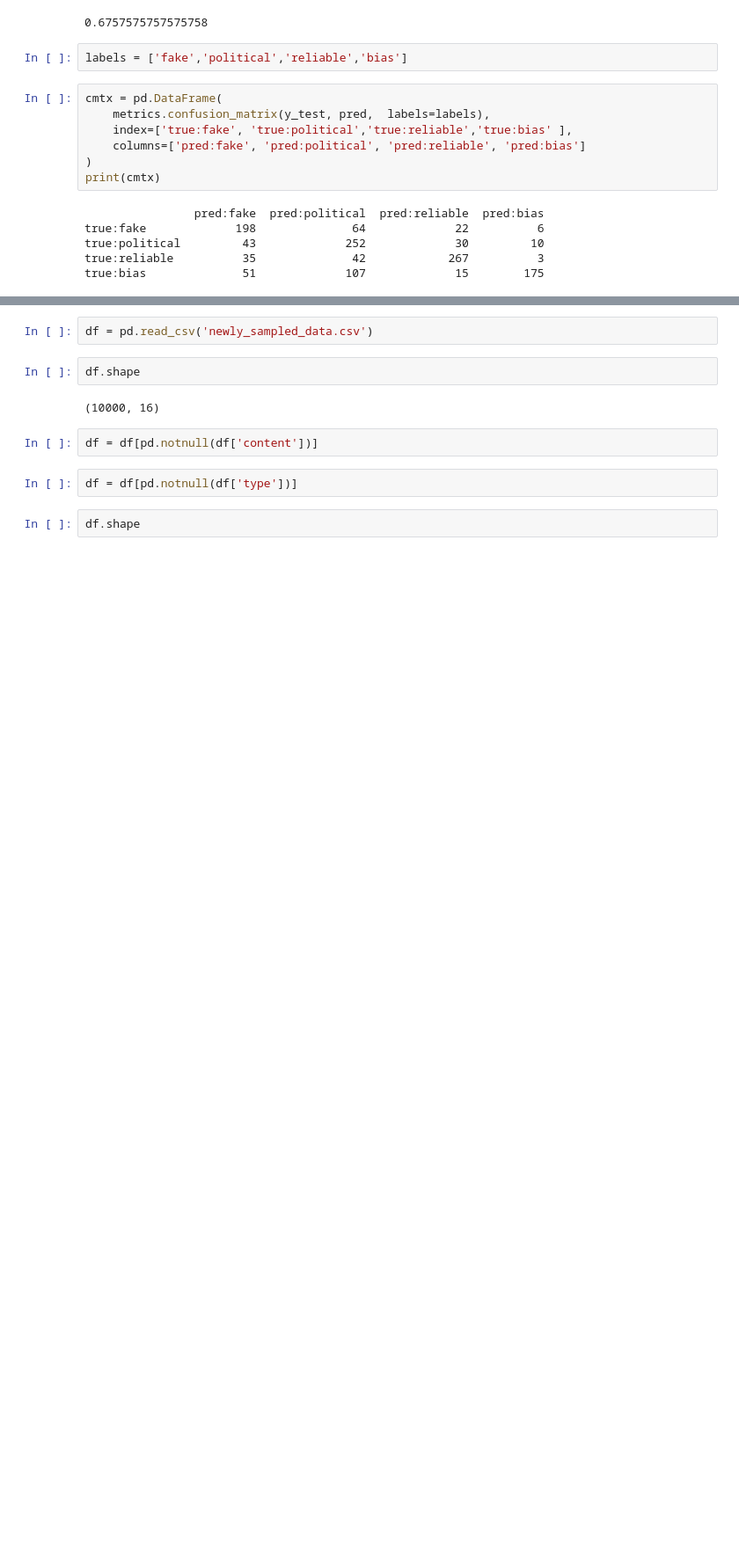
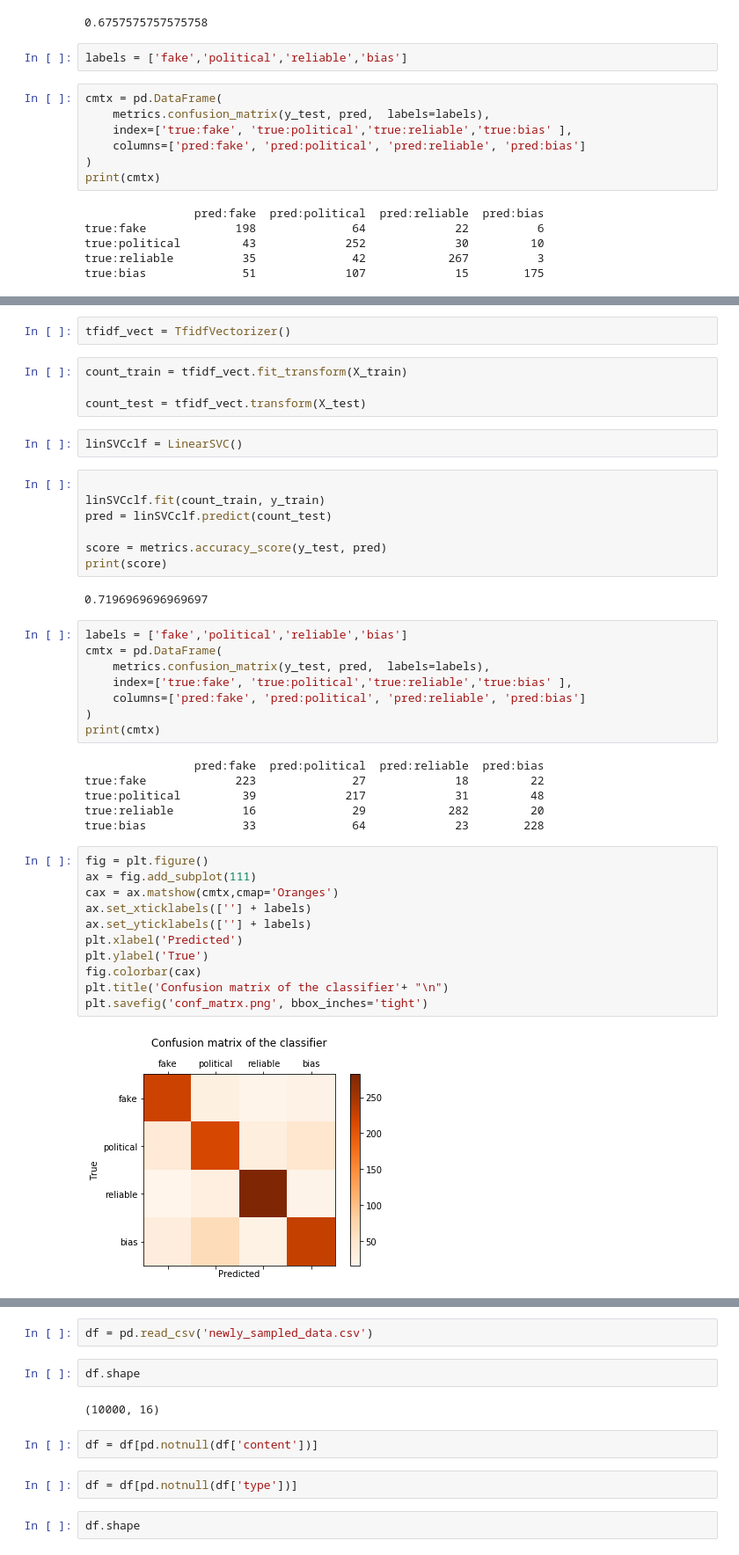
Before and after one commit to bijaykahar/English-Fake-News-Project, a Jupyter notebook: !!!most-recent-analysis.ipynb, the cells around one changed output, grey strips where cells are left out. Shown at 88% size. Saved outputs shown, nothing was run; the diff lists cells and outputs as text; blank space fills up the shorter version.

```diff
--- a/!!!most-recent-analysis.ipynb
+++ b/!!!most-recent-analysis.ipynb
@@ -916 +1173,45 @@ plt.savefig('conf_matrx.png', bbox_inches='tight')
+# %%
+tfidf_vect = TfidfVectorizer()
+# %%
+count_train = tfidf_vect.fit_transform(X_train)
+
+count_test = tfidf_vect.transform(X_test)
+# %%
+linSVCclf = LinearSVC()
+# %%
+
+linSVCclf.fit(count_train, y_train)
+pred = linSVCclf.predict(count_test)
+
+score = metrics.accuracy_score(y_test, pred)
+print(score)
+# %% [output]
+0.7196969696969697
+# %%
+labels = ['fake','political','reliable','bias']
+cmtx = pd.DataFrame(
+    metrics.confusion_matrix(y_test, pred,  labels=labels),
+    index=['true:fake', 'true:political','true:reliable','true:bias' ],
+    columns=['pred:fake', 'pred:political', 'pred:reliable', 'pred:bias']
+)
+print(cmtx)
+# %% [output]
+                pred:fake  pred:political  pred:reliable  pred:bias
+true:fake             223              27             18         22
+true:political         39             217             31         48
+true:reliable          16              29            282         20
+true:bias              33              64             23        228
+# %%
+fig = plt.figure()
+ax = fig.add_subplot(111)
+cax = ax.matshow(cmtx,cmap='Oranges')
+ax.set_xticklabels([''] + labels)
+ax.set_yticklabels([''] + labels)
+plt.xlabel('Predicted')
+plt.ylabel('True')
+fig.colorbar(cax)
+plt.title('Confusion matrix of the classifier'+ "\n")
+plt.savefig('conf_matrx.png', bbox_inches='tight')
+# %% [output]
+[figure, added]
 # %% [markdown]
```
Also changed, not shown: parts of 78 cells of this notebook.
